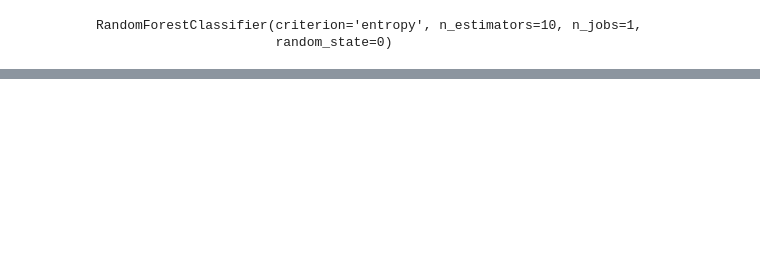
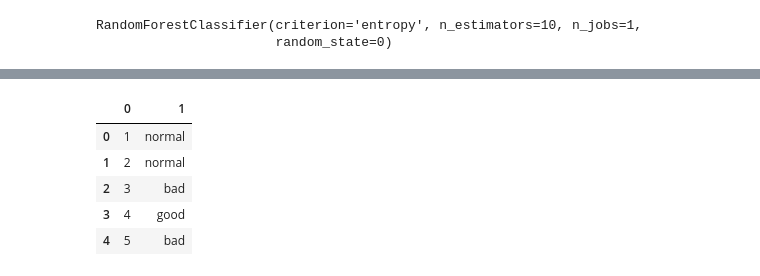
Before and after one commit to PrabhatBara/ml_notebooks, a Jupyter notebook: Classification/random_forest_classifier/random_forest_classifier.ipynb, the cells around one changed output, grey strips where cells are left out. Saved outputs shown, nothing was run; the diff lists cells and outputs as text; code cells hidden in the pictures; blank space fills up the shorter version.

```diff
--- a/Classification/random_forest_classifier/random_forest_classifier.ipynb
+++ b/Classification/random_forest_classifier/random_forest_classifier.ipynb
@@ -78,0 +103,15 @@ ConfusionMatrixDisplay(cm_f).plot()
+# %%
+taste = []
+ids = []
+ind = 1
+for i in y_pred:
+    if i == 6:
+        taste.append('normal')
+        ids.append(ind)
+    if i < 6:
+        taste.append('bad')
+        ids.append(ind)
+    if i > 6:
+        taste.append('good')
+        ids.append(ind)
+    ind = ind +1
@@ -78,0 +138,11 @@ ConfusionMatrixDisplay(cm_f).plot()
+# %%
+submission = pd.DataFrame([ids,taste]).T
+# %%
+submission.head(5)
+# %% [output]
+|  | 0 | 1 |
+| 0 | 1 | normal |
+| 1 | 2 | normal |
+| 2 | 3 | bad |
+| 3 | 4 | good |
+| 4 | 5 | bad |
```
Also changed, not shown: parts of 13 cells of this notebook, 5 other files.
